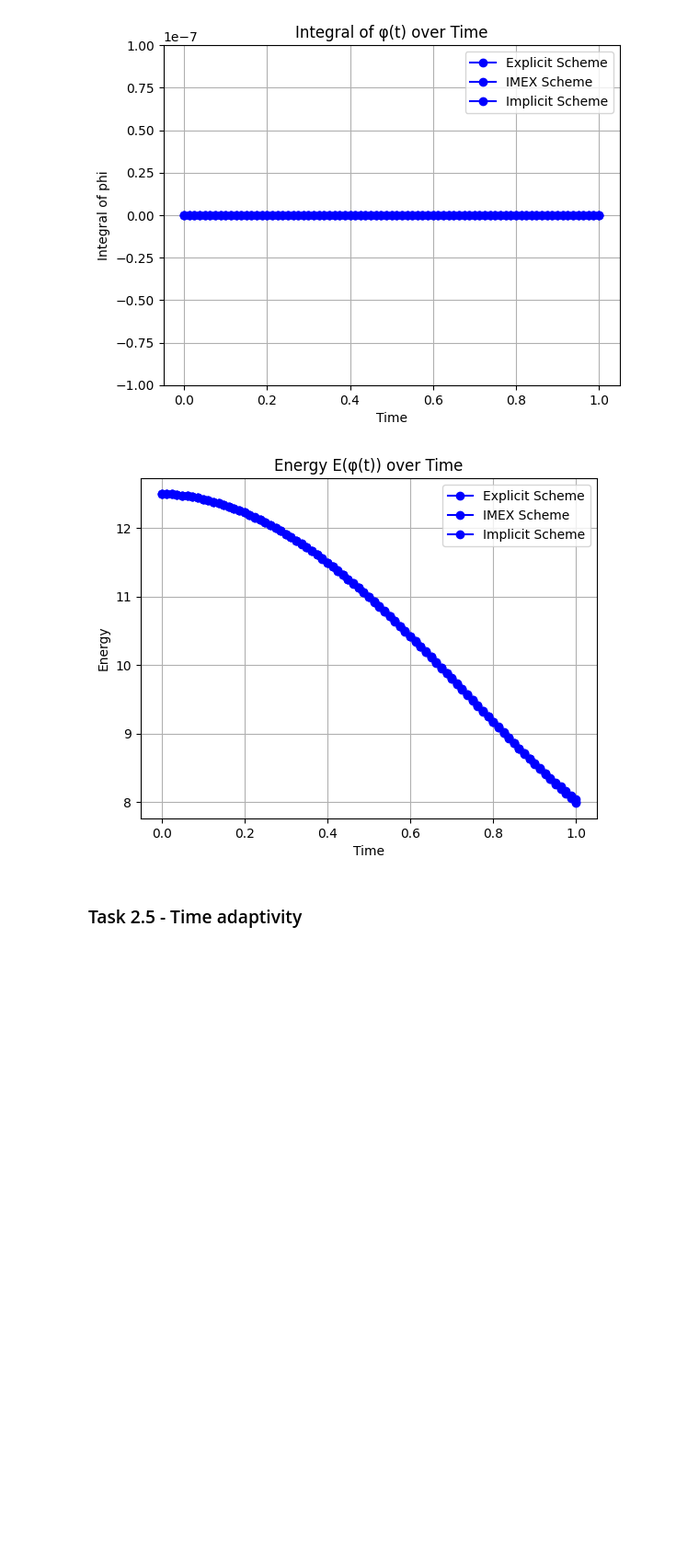
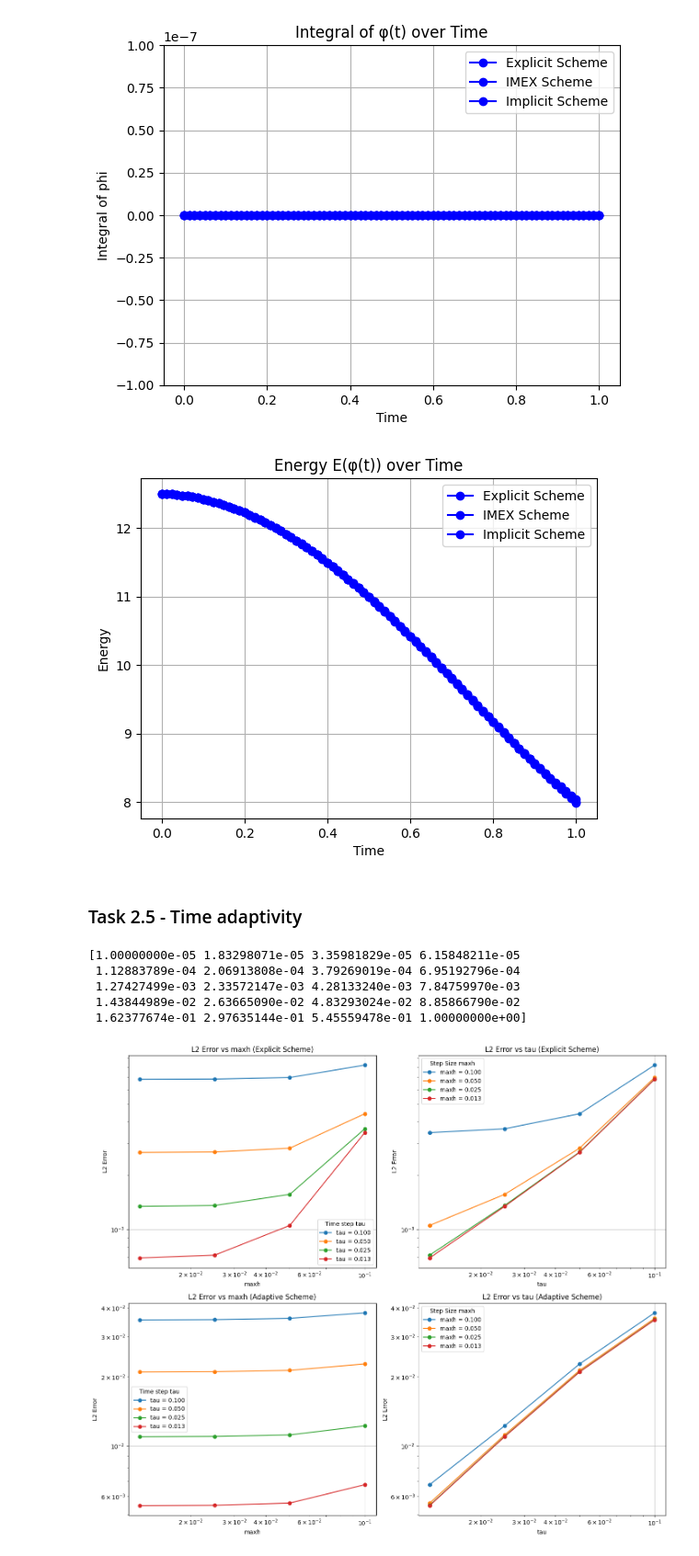
Before and after one commit to sannejamila/FEM_Project2, a Jupyter notebook: Project2.ipynb, the cells around one changed output. Shown: that part at 92% size. Saved outputs shown, nothing was run; the diff lists cells and outputs as text; code cells hidden in the pictures; blank space fills up the shorter version.

```diff
--- a/Project2.ipynb
+++ b/Project2.ipynb
@@ -600,3 +697,23 @@ plt.show()
 [figure]
 # %% [markdown]
 ### Task 2.5 - Time adaptivity
+# %%
+def time_adaptivity(tau,steps,min_frac):
+    min_step = tau*min_frac
+    time_steps = np.logspace(np.log10(min_step), np.log10(tau), steps)
+    return time_steps
+# %%
+N = np.array([1,2,3,4])
+H = 0.2*2.0**(-N)
+Tau =  H
+import math
+max_tau = H[1]
+
+time_step = time_adaptivity(T,math.ceil(T / max_tau),1e-5)
+print(time_step)
+# %% [output]
+[1.00000000e-05 1.83298071e-05 3.35981829e-05 6.15848211e-05
+ 1.12883789e-04 2.06913808e-04 3.79269019e-04 6.95192796e-04
+ 1.27427499e-03 2.33572147e-03 4.28133240e-03 7.84759970e-03
+ 1.43844989e-02 2.63665090e-02 4.83293024e-02 8.85866790e-02
+ 1.62377674e-01 2.97635144e-01 5.45559478e-01 1.00000000e+00]
@@ -602,0 +773,48 @@ plt.show()
+# %%
+adaptive_df, integral, energy = convergence_analysis(H,Tau,time_adaptive_FullyExplicitScheme)
+# %%
+fig, axs = plt.subplots(2, 2, figsize=(14, 12))
+
+for tau in Explicit_df['tau'].unique():
+    df_tau = Explicit_df[Explicit_df['tau'] == tau]
+    axs[0, 0].loglog(df_tau['maxh'], df_tau['L2_error'], marker='o', label=f'tau = {tau:.3f}')
+axs[0, 0].set_xlabel('maxh')
+axs[0, 0].set_ylabel('L2 Error')
+axs[0, 0].set_title('L2 Error vs maxh (Explicit Scheme)')
+axs[0, 0].legend(title="Time step tau")
+axs[0, 0].grid(True)
+
+
+for maxh in Explicit_df['maxh'].unique():
+    df_tau = Explicit_df[Explicit_df['maxh'] == maxh]
+    axs[0, 1].loglog(df_tau['tau'], df_tau['L2_error'], marker='o', label=f'maxh = {maxh:.3f}')
+axs[0, 1].set_xlabel('tau')
+axs[0, 1].set_ylabel('L2 Error')
+axs[0, 1].set_title('L2 Error vs tau (Explicit Scheme)')
+axs[0, 1].legend(title="Step Size maxh")
+axs[0, 1].grid(True)
+
+
+for tau in adaptive_df['tau'].unique():
+    df_tau = adaptive_df[adaptive_df['tau'] == tau]
+    axs[1, 0].loglog(df_tau['maxh'], df_tau['L2_error'], marker='o', label=f'tau = {tau:.3f}')
+axs[1, 0].set_xlabel('maxh')
+axs[1, 0].set_ylabel('L2 Error')
+axs[1, 0].set_title('L2 Error vs maxh (Adaptive Scheme)')
+axs[1, 0].legend(title="Time step tau")
+axs[1, 0].grid(True)
+
+
+for maxh in adaptive_df['maxh'].unique():
+    df_tau = adaptive_df[adaptive_df['maxh'] == maxh]
+    axs[1, 1].loglog(df_tau['tau'], df_tau['L2_error'], marker='o', label=f'maxh = {maxh:.3f}')
+axs[1, 1].set_xlabel('tau')
+axs[1, 1].set_ylabel('L2 Error')
+axs[1, 1].set_title('L2 Error vs tau (Adaptive Scheme)')
+axs[1, 1].legend(title="Step Size maxh")
+axs[1, 1].grid(True)
+
+plt.tight_layout()
+plt.show()
+# %% [output]
+[figure, added]
```
Also changed, not shown: parts of 13 cells of this notebook, 1 other file.
